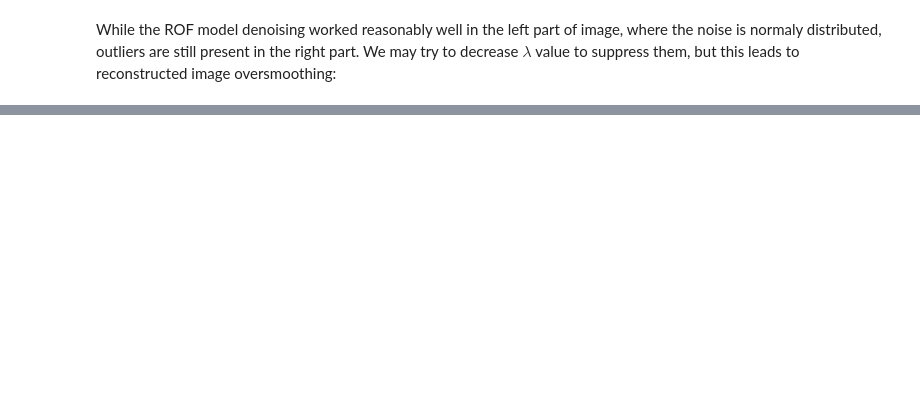
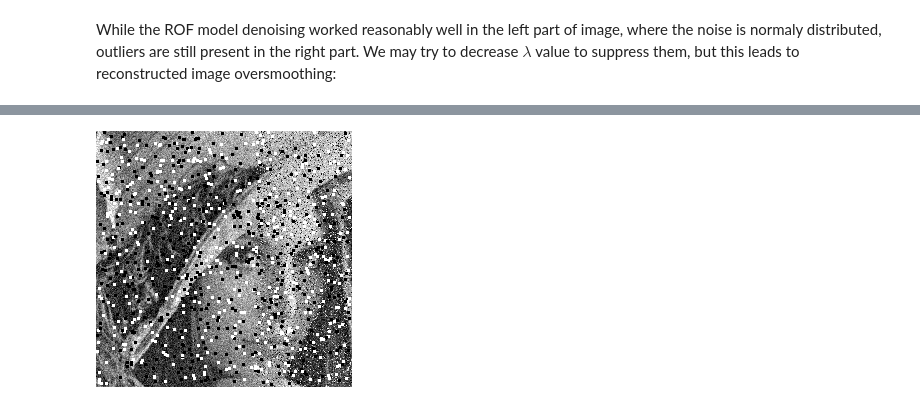
Before and after one commit to znah/notebooks, a Jupyter notebook: TV_denoise.ipynb, the cells around one changed output, grey strips where cells are left out. Drawn from its saved outputs; the diff is of its cells as text; code cells hidden in the pictures; blank space fills up the shorter version.

```diff
--- a/TV_denoise.ipynb
+++ b/TV_denoise.ipynb
@@ -262,0 +264,13 @@ For examples this formulation makes multiple observation handling with TV-L1 eas
+# %%
+def make_spotty(img, r=3, n=1000):
+    img = img.copy()
+    h, w = img.shape
+    for i in xrange(n):
+        x, y = int32(rand(2)*(w-r, h-r))
+        img[y:y+r, x:x+r] = round(rand())
+    return img
+
+observations = [make_spotty(make_noisy(img_ref)) for i in xrange(5)]
+showarray(observations[0])
+# %% [output]
+[figure, added]
```
Also changed, not shown: parts of 17 cells of this notebook, 3 other files.
